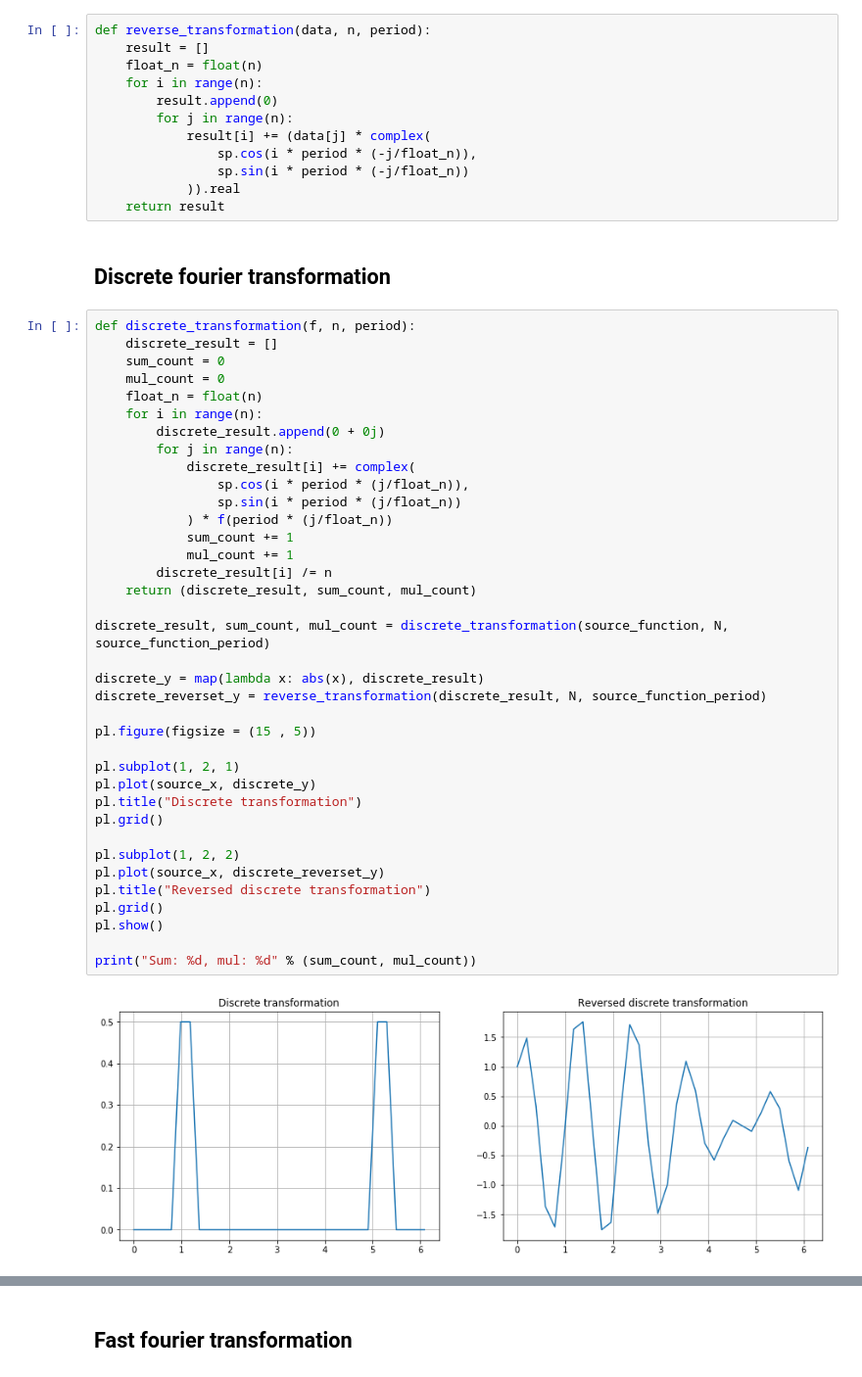
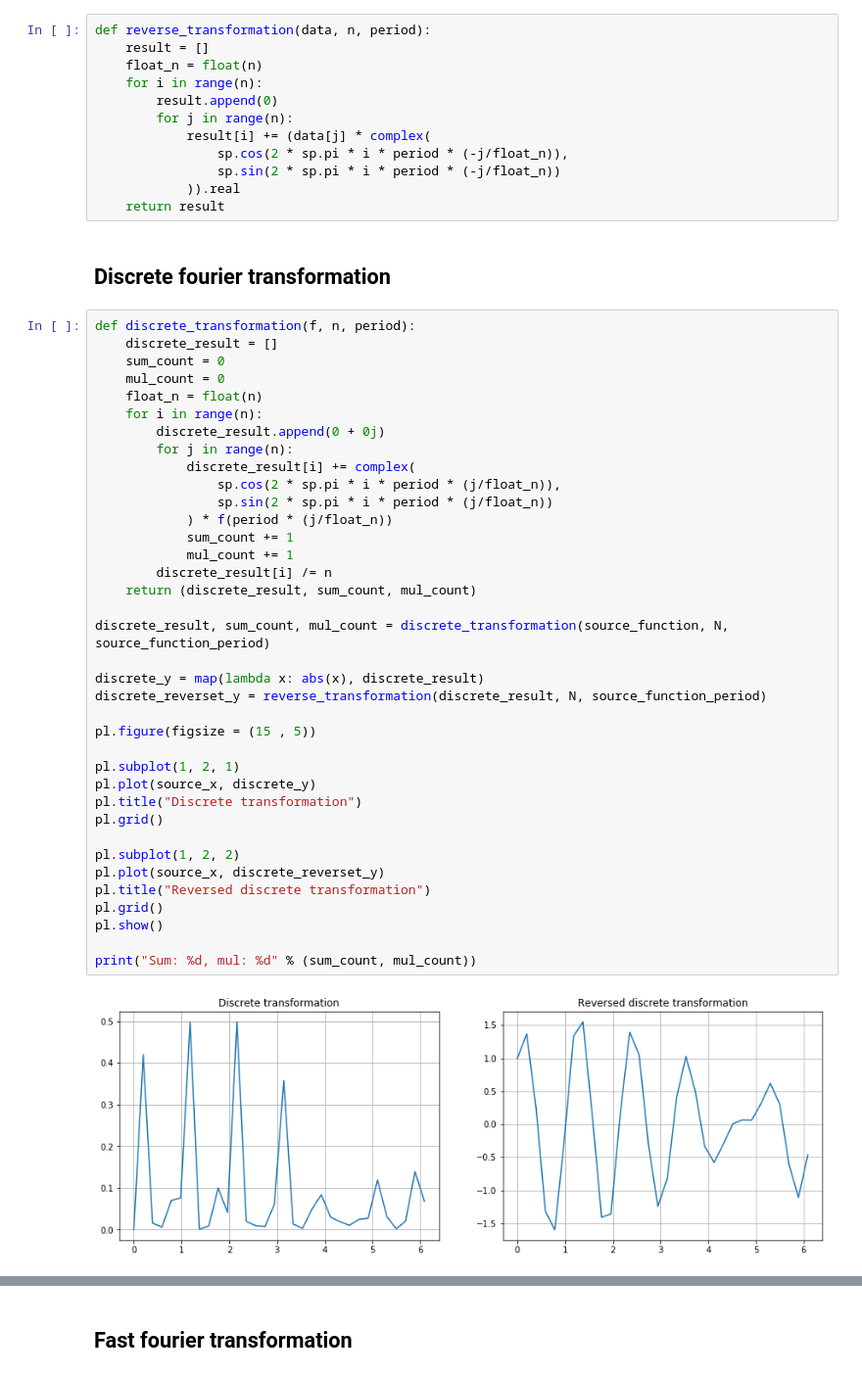
Before and after one commit to ZoXaL/COSI-6sem-labs, a Jupyter notebook: lab1-Furie.ipynb, the cells around one changed output, grey strips where cells are left out. Shown at 98% size. Drawn from its saved outputs; the diff is of its cells as text.

```diff
--- a/lab1-Furie.ipynb
+++ b/lab1-Furie.ipynb
@@ -37,8 +37,8 @@ def reverse_transformation(data, n, period):
         result.append(0)
         for j in range(n):
             result[i] += (data[j] * complex(
-                sp.cos(i * period * (-j/float_n)),
-                sp.sin(i * period * (-j/float_n))
+                sp.cos(2 * sp.pi * i * period * (-j/float_n)),
+                sp.sin(2 * sp.pi * i * period * (-j/float_n))
             )).real
     return result
 # %% [markdown]
@@ -52,36 +52,36 @@ def discrete_transformation(f, n, period):
     for i in range(n):
         discrete_result.append(0 + 0j)
         for j in range(n):
             discrete_result[i] += complex(
-                sp.cos(i * period * (j/float_n)),
-                sp.sin(i * period * (j/float_n))
+                sp.cos(2 * sp.pi * i * period * (j/float_n)),
+                sp.sin(2 * sp.pi * i * period * (j/float_n))
             ) * f(period * (j/float_n))
             sum_count += 1
             mul_count += 1
         discrete_result[i] /= n
     return (discrete_result, sum_count, mul_count)
 
 discrete_result, sum_count, mul_count = discrete_transformation(source_function, N, source_function_period)
 
 discrete_y = map(lambda x: abs(x), discrete_result)
 discrete_reverset_y = reverse_transformation(discrete_result, N, source_function_period)
 
 pl.figure(figsize = (15 , 5))
 
 pl.subplot(1, 2, 1)
 pl.plot(source_x, discrete_y)
 pl.title("Discrete transformation")
 pl.grid()
 
 pl.subplot(1, 2, 2)
 pl.plot(source_x, discrete_reverset_y)
 pl.title("Reversed discrete transformation")
 pl.grid()
 pl.show()
 
 print("Sum: %d, mul: %d" % (sum_count, mul_count))
 # %% [output]
-[figure, old version]
+[figure, new version]
 Sum: 1024, mul: 1024
 # %% [markdown]
 ## Fast fourier transformation
```
Also changed, not shown: parts of 1 cell of this notebook, 2 other files.
